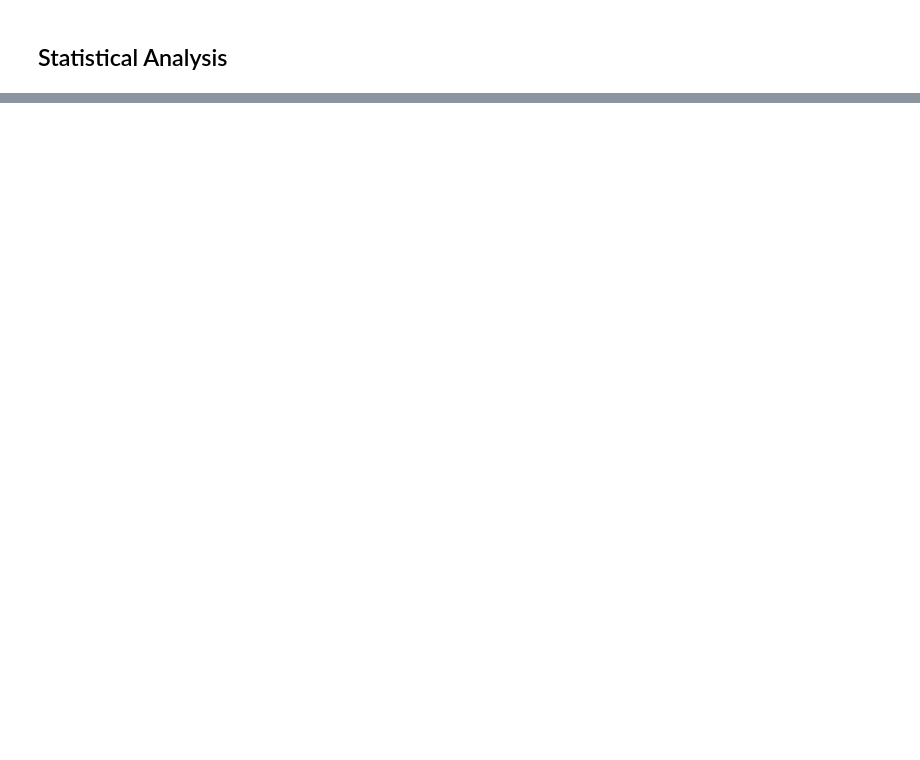
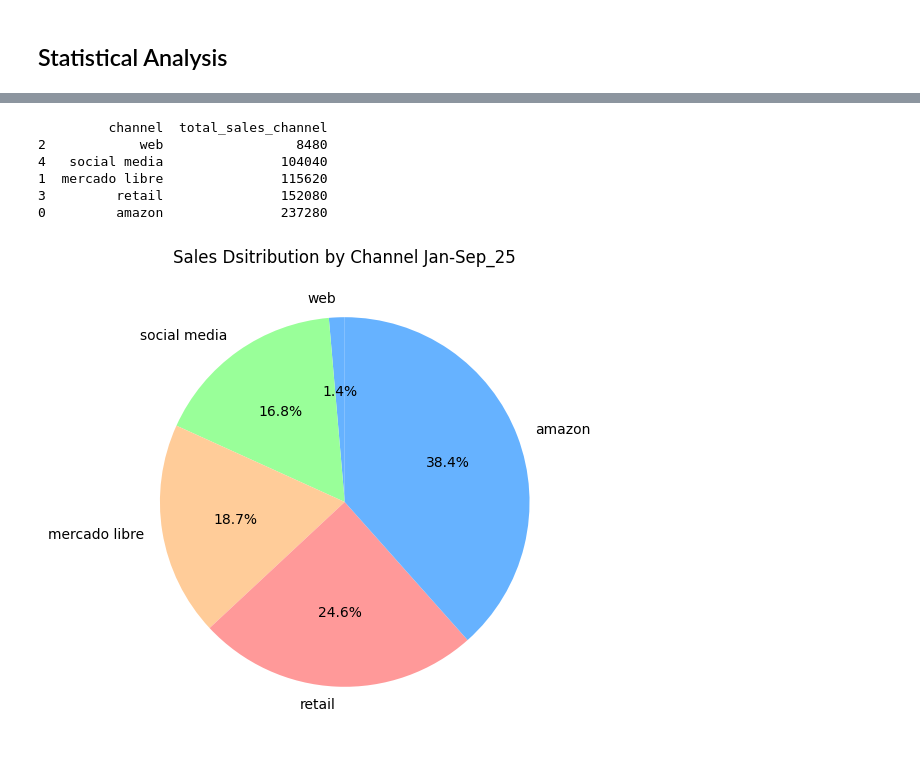
Before and after one commit to CesarLpzM/Spreads_company_sales_statistical_analysis, a Jupyter notebook: sales_analysis_2025.ipynb, the cells around one changed output, grey strips where cells are left out. Cells and saved outputs as stored; diff of their text form; code cells hidden in the pictures; blank space fills up the shorter version.

```diff
--- a/sales_analysis_2025.ipynb
+++ b/sales_analysis_2025.ipynb
@@ -119,0 +163,36 @@ We aim to uncover key insights for Katingos’ Marketing Department by analyzing
+# %%
+
+# Let's find out the sales by chanel.
+channel_total_sales = (sales
+                    .groupby('channel', as_index=False)
+                    .agg(total_sales_channel=('total_sales', 'sum'))
+                    )
+
+# We order the new dataset in ascending order.
+channel_total_sales = channel_total_sales.sort_values(by='total_sales_channel', ascending=True)
+
+# The sales department asked us to change some channels names.
+channel_total_sales.loc[2, 'channel'] = 'web'
+channel_total_sales.loc[4, 'channel'] = 'social media'
+channel_total_sales.loc[1, 'channel'] = 'mercado libre'
+channel_total_sales.loc[3, 'channel'] = 'retail'
+channel_total_sales.loc[0, 'channel'] = 'amazon'
+print(channel_total_sales)
+
+# Finally we present the sales distribution by channel in a pie chart.
+plt.figure(figsize=(6,6))
+plt.pie(channel_total_sales['total_sales_channel'],
+        labels=channel_total_sales['channel'],
+        autopct='%1.1f%%',
+        startangle=90,
+        colors=['#66B2FF', '#99FF99', '#FFCC99', '#FF9999'])
+plt.title('Sales Dsitribution by Channel Jan-Sep_25')
+plt.show()
+# %% [output]
+         channel  total_sales_channel
+2            web                 8480
+4   social media               104040
+1  mercado libre               115620
+3         retail               152080
+0         amazon               237280
+[figure, added]
```
Also changed, not shown: parts of 10 cells of this notebook.
